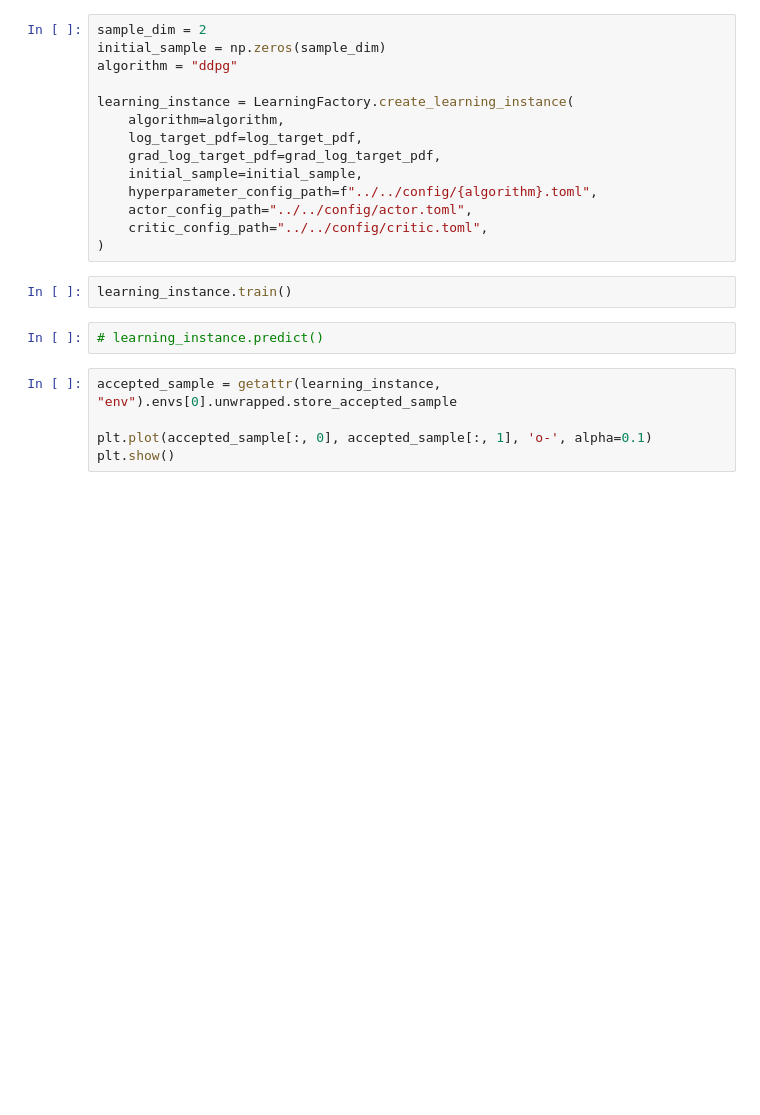
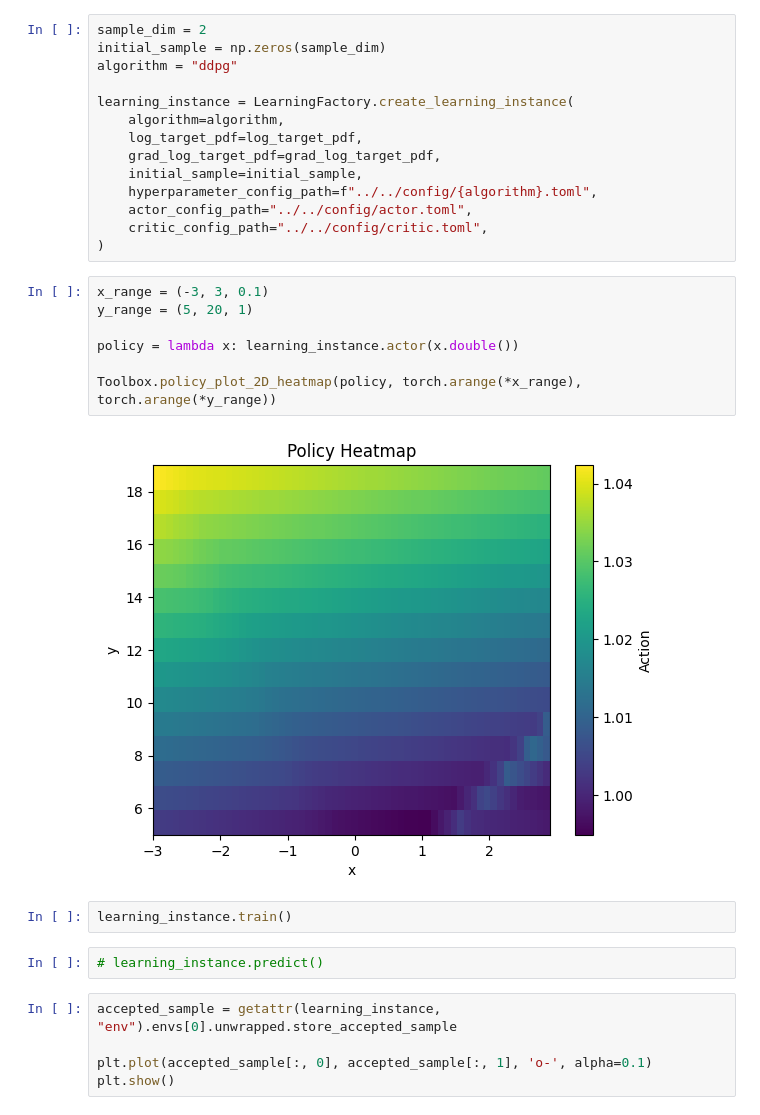
Before and after one commit to congyewang/Harnessing-the-Power-of-Reinforcement-Learning-for-Adaptive-MCMC, a Jupyter notebook: demo/banana/banana.ipynb, the cells around one changed output. Saved outputs shown, nothing was run; the diff lists cells and outputs as text; blank space fills up the shorter version.

```diff
--- a/demo/banana/banana.ipynb
+++ b/demo/banana/banana.ipynb
@@ -34,6 +39,15 @@ learning_instance = LearningFactory.create_learning_instance(
     actor_config_path="../../config/actor.toml",
     critic_config_path="../../config/critic.toml",
 )
+# %%
+x_range = (-3, 3, 0.1)
+y_range = (5, 20, 1)
+
+policy = lambda x: learning_instance.actor(x.double())
+
+Toolbox.policy_plot_2D_heatmap(policy, torch.arange(*x_range), torch.arange(*y_range))
+# %% [output]
+[figure, added]
 # %%
 learning_instance.train()
 # %%
```
Also changed, not shown: parts of 9 cells of this notebook.
